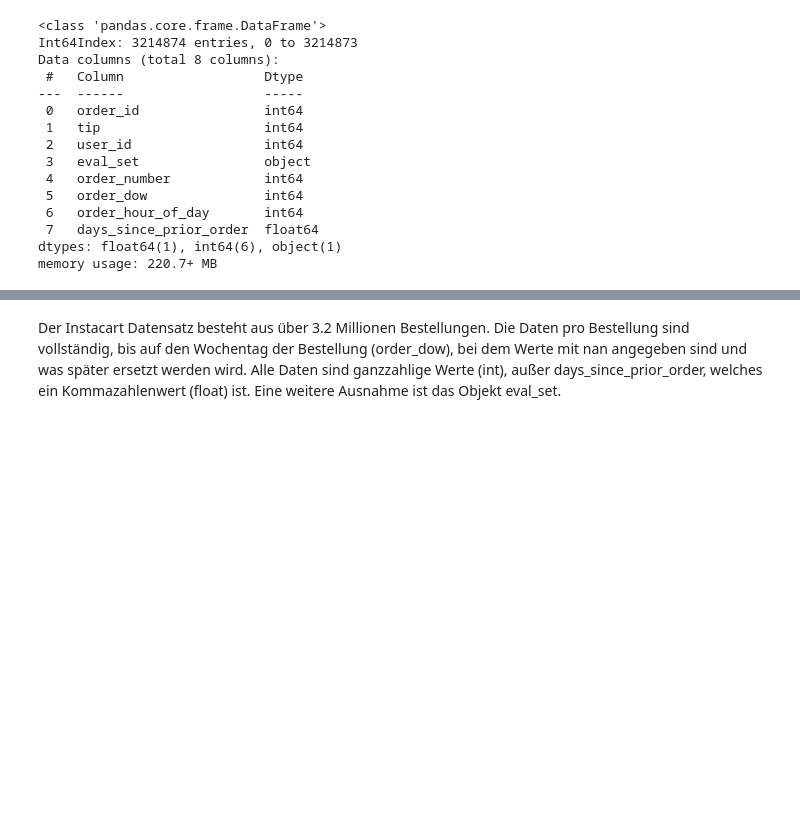
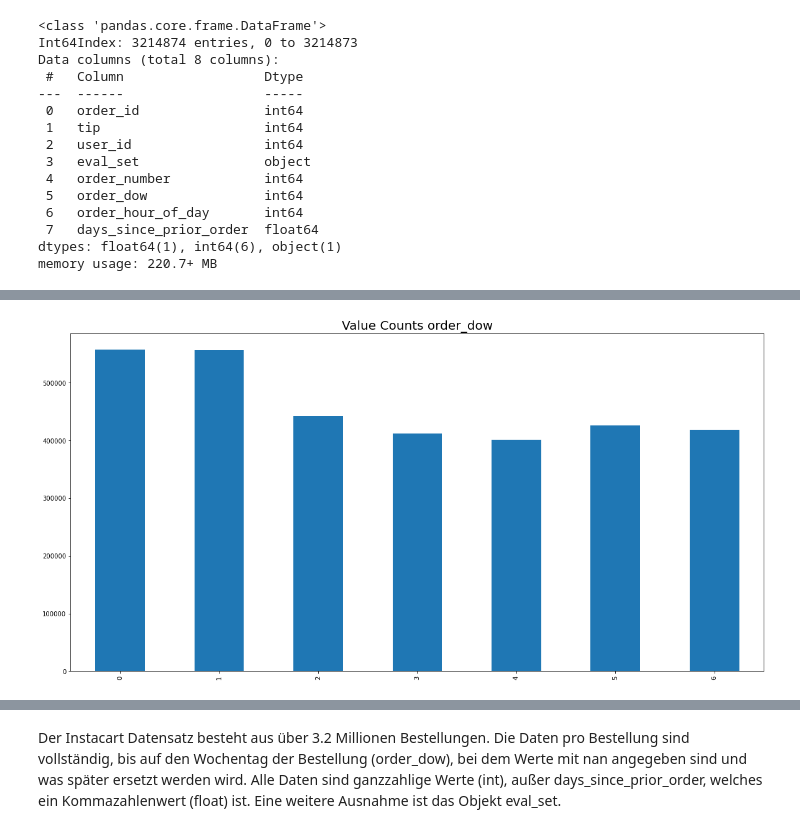
Before and after one commit to JonasHauth/Instacart-Tip-Prediction---Gruppe-6, a Jupyter notebook: Tip_Prediction_Instacart.ipynb, the cells around one changed output, grey strips where cells are left out. Saved outputs shown, nothing was run; the diff lists cells and outputs as text; code cells hidden in the pictures; blank space fills up the shorter version.

```diff
--- a/Tip_Prediction_Instacart.ipynb
+++ b/Tip_Prediction_Instacart.ipynb
@@ -17,11 +21,11 @@ from sklearn.neural_network import MLPClassifier
 
 # Evaluation
 # %%
-#op = pd.read_csv('order_products__train.csv')
-#opp = pd.read_csv('order_products__prior.zip')
+op = pd.read_csv('order_products__train.csv')
+opp = pd.read_csv('order_products__prior.csv')
 aisles = pd.read_csv('aisles.csv')
 departments = pd.read_csv('departments.csv')
 orders = pd.read_csv('orders.csv')
 products = pd.read_csv('products.csv')
-tips_tr = pd.read_csv('tip_trainingsdaten.csv')
-tips_te = pd.read_csv('tip_testdaten.csv')
+tips_tr = pd.read_csv('tip_trainingsdaten.csv', index_col=0)
+tips_te = pd.read_csv('tip_testdaten.csv', index_col=0)
@@ -46,3 +31,0 @@ tips_te.head()
-# %%
-tips_tr = tips_tr.drop('Unnamed: 0', axis=1) # Die unnötige Spalte 'Unamed:0' entfernen
-tips_te = tips_te.drop('Unnamed: 0', axis=1) # Die unnötige Spalte 'Unamed:0' entfernen
@@ -151,0 +134,7 @@ memory usage: 220.7+ MB
+# %%
+plt.figure(figsize=(20, 10))
+ax = instacart_train['order_dow'].value_counts().sort_index().plot(kind='bar')
+ax.set_title(label = 'Value Counts order_dow', fontsize = 20)
+plt.show()
+# %% [output]
+[figure, added]
```
Also changed, not shown: parts of 45 cells of this notebook, 1 other file.
